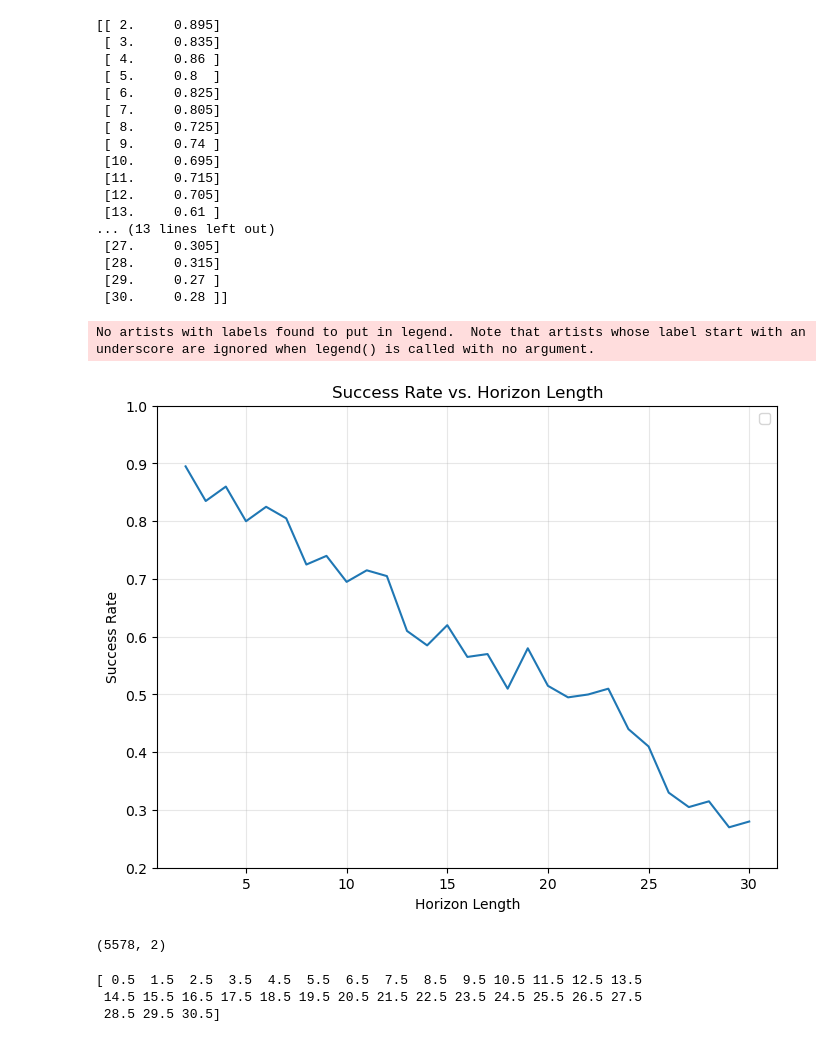
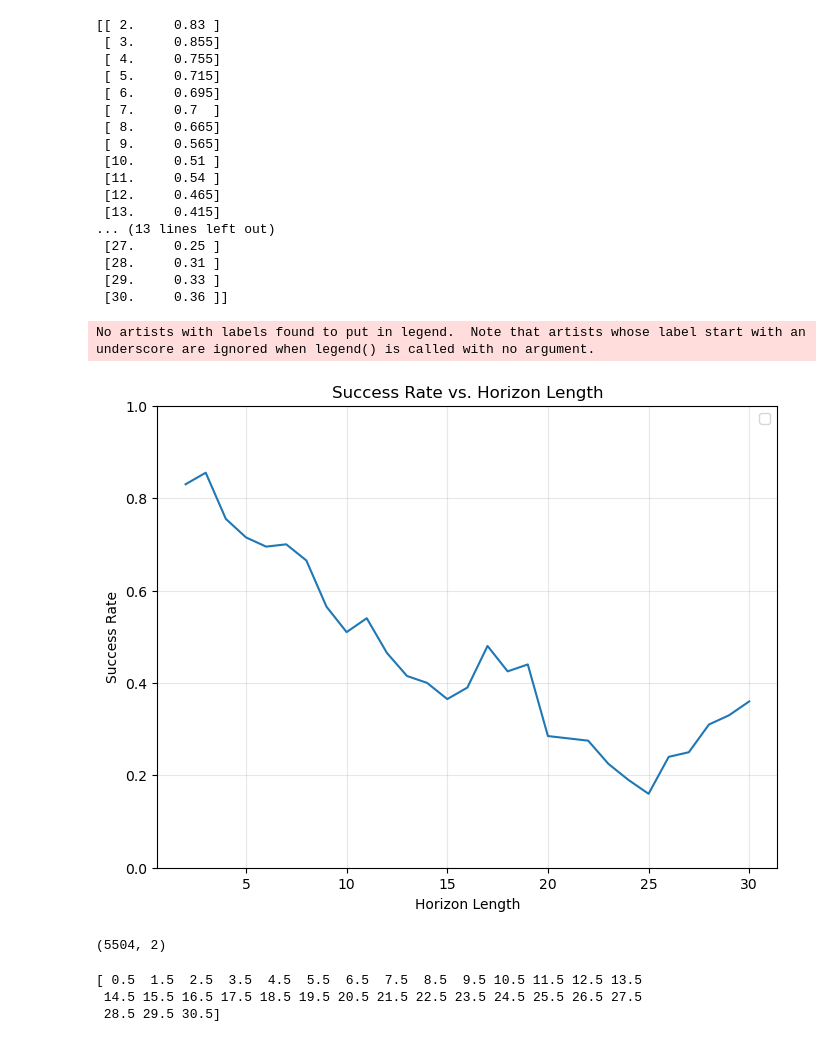
Before and after one commit to SieRaX/diffusion_policy, a Jupyter notebook: notebook/plot_successrate_horizon_on_jumping_disturbance_estimator.ipynb, the cells around one changed output. Drawn from its saved outputs; the diff is of its cells as text; code cells hidden in the pictures.

```diff
--- a/notebook/plot_successrate_horizon_on_jumping_disturbance_estimator.ipynb
+++ b/notebook/plot_successrate_horizon_on_jumping_disturbance_estimator.ipynb
@@ -4,11 +4,11 @@ import json
 import numpy as np
 from matplotlib import pyplot as plt
 # %%
-uniform_horizon_dir = "../outputs/can_ph_lowdim_reproduction/2025.04.24_18.13.14_train_diffusion_unet_lowdim_can_lowdim_cnn_32/uniform_horizon_jumping_disturbance"
+uniform_horizon_dir = "../outputs/lift_lowdim_ph_reproduction/2025.04.26_17.15.57_train_diffusion_unet_lowdim_lift_lowdim_cnn_32/uniform_horizon_jumping_disturbance"
 # %%
 uniform_horizon_success_rate_lst = list()
 for horizon in range(2, 31):
-    py_data = json.load(open(os.path.join(uniform_horizon_dir, f"eval_jumping_disturbance_num_distrub_1_pos_0.03_gripper_dir_near_gripper_0.04_200episodes_horizon_{horizon}", "eval_log.json")))
+    py_data = json.load(open(os.path.join(uniform_horizon_dir, f"eval_jumping_disturbance_num_distrub_1_pos_0.03_gripper_dir_near_gripper_0.025_200episodes_max_steps_70_horizon_{horizon}", "eval_log.json")))
     uniform_horizon_success_rate_lst.append([horizon, py_data["test/mean_score"]])
 uniform_horizon_success_rate_lst = np.array(uniform_horizon_success_rate_lst)
 # %%
@@ -38,34 +38,34 @@ uniform_horizon_success_rate_lst = np.array(uniform_horizon_success_rate_lst)
 # %%
 print(uniform_horizon_success_rate_lst)
 # %% [output]
-[[ 2.     0.895]
- [ 3.     0.835]
- [ 4.     0.86 ]
- [ 5.     0.8  ]
- [ 6.     0.825]
- [ 7.     0.805]
- [ 8.     0.725]
- [ 9.     0.74 ]
- [10.     0.695]
- [11.     0.715]
- [12.     0.705]
- [13.     0.61 ]
+[[ 2.     0.83 ]
+ [ 3.     0.855]
+ [ 4.     0.755]
+ [ 5.     0.715]
+ [ 6.     0.695]
+ [ 7.     0.7  ]
+ [ 8.     0.665]
+ [ 9.     0.565]
+ [10.     0.51 ]
+ [11.     0.54 ]
+ [12.     0.465]
+ [13.     0.415]
 ... (13 lines left out)
- [27.     0.305]
- [28.     0.315]
- [29.     0.27 ]
- [30.     0.28 ]]
+ [27.     0.25 ]
+ [28.     0.31 ]
+ [29.     0.33 ]
+ [30.     0.36 ]]
 # %%
 fig, ax1 = plt.subplots(figsize=(8, 6))
 ax1.plot(uniform_horizon_success_rate_lst[:, 0], uniform_horizon_success_rate_lst[:, 1])
-ax1.set_ylim(.2, 1)
+ax1.set_ylim(.0, 1)
 ax1.set_xlabel('Horizon Length')
 ax1.set_ylabel('Success Rate')
 ax1.set_title('Success Rate vs. Horizon Length')
 ax1.legend()
 ax1.grid(True, alpha=0.3)
 plt.show()
 # %% [output]
 No artists with labels found to put in legend.  Note that artists whose label start with an underscore are ignored when legend() is called with no argument.
-[figure, old version]
+[figure, new version]
 # %%
@@ -90,7 +90,7 @@ def get_binned_statistics(horizon_times, success, bins):
 
     return np.array(bin_centers), np.array(binned_success_rate), bin_counts
 # %%
-AHC_horizon_dir = "../outputs/can_ph_lowdim_reproduction/2025.04.24_18.13.14_train_diffusion_unet_lowdim_can_lowdim_cnn_32/eval_AHC_disturbance_by_seed"
+AHC_horizon_dir = "../outputs/lift_lowdim_ph_reproduction/2025.04.26_17.15.57_train_diffusion_unet_lowdim_lift_lowdim_cnn_32/eval_AHC_disturbance_by_seed"
 AHC_horizon_success_rate_lst = list()
 for seed in seed_lst:
     for horizon in range(2, 31):
@@ -106,7 +106,7 @@ for seed in seed_lst:
 AHC_horizon_success_rate_lst = np.array(AHC_horizon_success_rate_lst)
 print(AHC_horizon_success_rate_lst.shape)
 # %% [output]
-(5578, 2)
+(5504, 2)
 # %%
 bins = np.arange(0.5, 31.5, 1)
 print(bins)
```
Also changed, not shown: parts of 3 cells of this notebook, 6 other files.
